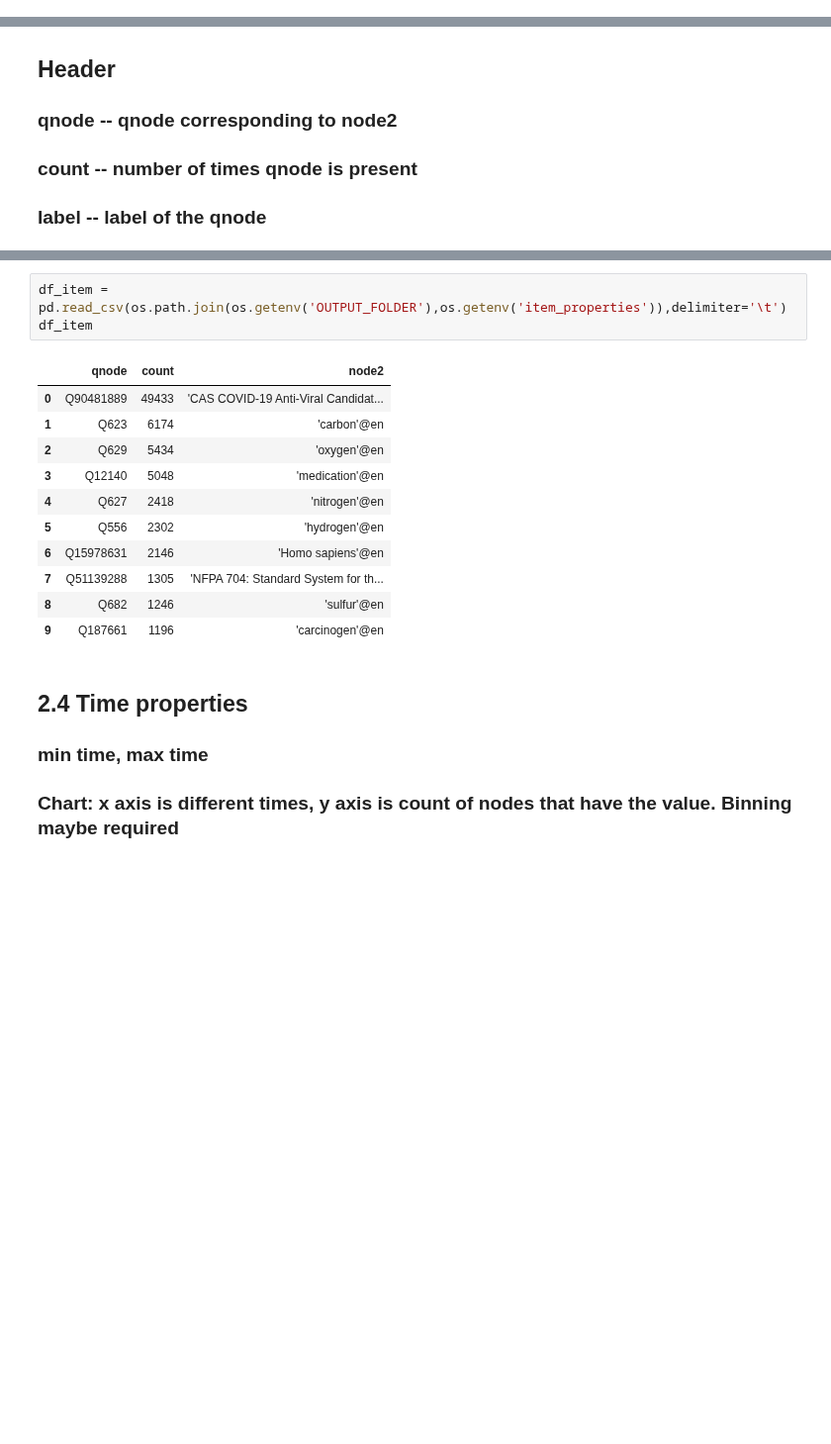
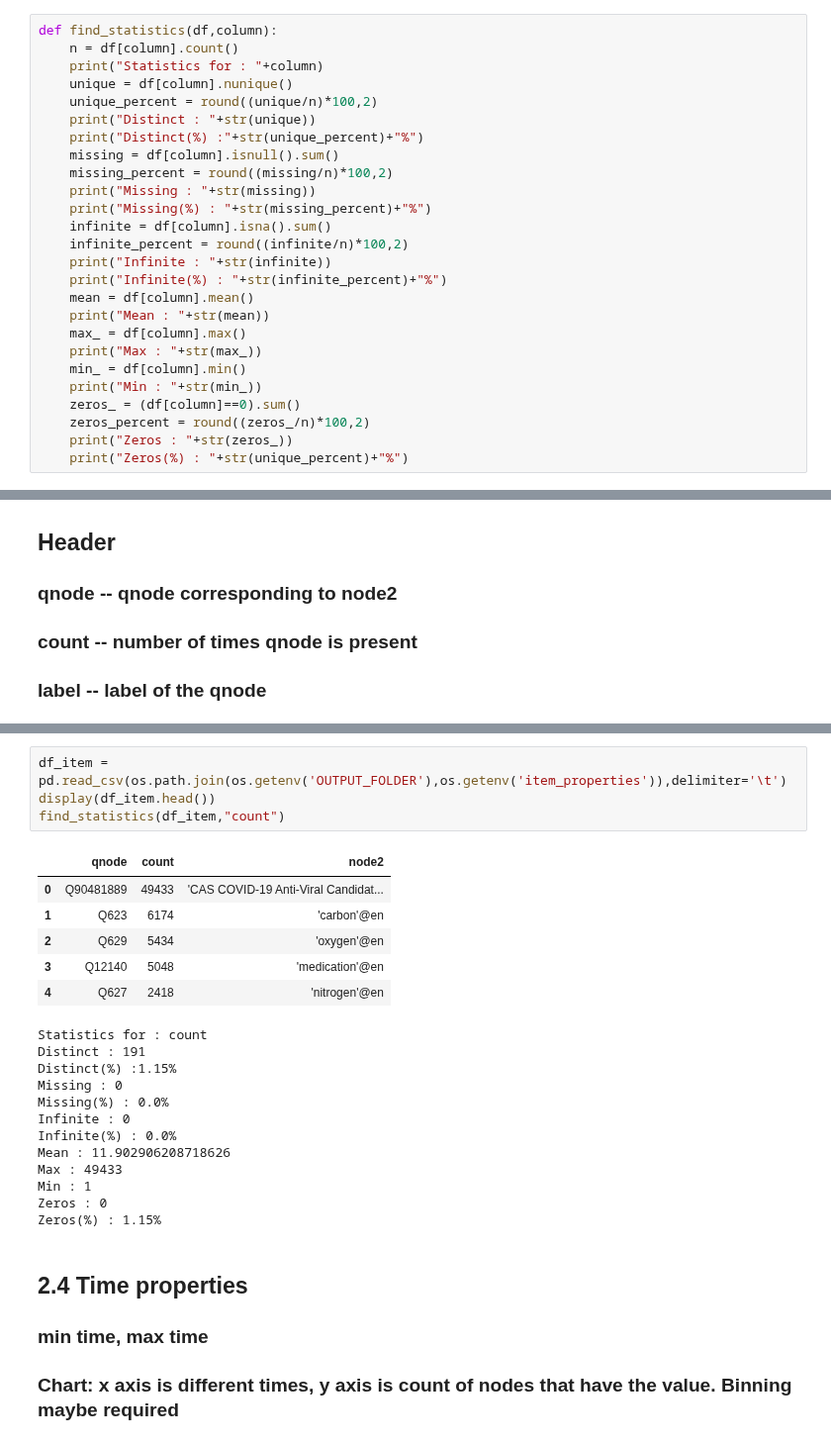
Before and after one commit to usc-isi-i2/kgtk, a Jupyter notebook: examples/Example_9-Wikidata_Subset_Statistics_.ipynb, the cells around one changed output, grey strips where cells are left out. Shown at 99% size. Drawn from its saved outputs; the diff is of its cells as text; blank space fills up the shorter version.

```diff
--- a/examples/Example_9-Wikidata_Subset_Statistics_.ipynb
+++ b/examples/Example_9-Wikidata_Subset_Statistics_.ipynb
@@ -153,6 +151,32 @@ def run_command(cmd, substitution_dictionary = {}):
     print(output.stdout)
     print(output.stderr)
     #print(output.returncode)
+# %%
+def find_statistics(df,column):
+    n = df[column].count()
+    print("Statistics for : "+column)
+    unique = df[column].nunique()
+    unique_percent = round((unique/n)*100,2)
+    print("Distinct : "+str(unique))
+    print("Distinct(%) :"+str(unique_percent)+"%")
+    missing = df[column].isnull().sum()
+    missing_percent = round((missing/n)*100,2)
+    print("Missing : "+str(missing))
+    print("Missing(%) : "+str(missing_percent)+"%")
+    infinite = df[column].isna().sum()
+    infinite_percent = round((infinite/n)*100,2)
+    print("Infinite : "+str(infinite))
+    print("Infinite(%) : "+str(infinite_percent)+"%")
+    mean = df[column].mean()
+    print("Mean : "+str(mean))
+    max_ = df[column].max()
+    print("Max : "+str(max_))
+    min_ = df[column].min()
+    print("Min : "+str(min_))
+    zeros_ = (df[column]==0).sum()
+    zeros_percent = round((zeros_/n)*100,2)
+    print("Zeros : "+str(zeros_))
+    print("Zeros(%) : "+str(unique_percent)+"%")
 # %% [markdown]
 # 1. Classes
    ## 1.1 Class summary
@@ -894,18 +1124,26 @@ Q187661 1196    'carcinogen'@en
 # %%
 df_item = pd.read_csv(os.path.join(os.getenv('OUTPUT_FOLDER'),os.getenv('item_properties')),delimiter='\t')
-df_item
+display(df_item.head())
+find_statistics(df_item,"count")
 # %% [output]
 |  | qnode | count | node2 |
 | 0 | Q90481889 | 49433 | 'CAS COVID-19 Anti-Viral Candidat... |
 | 1 | Q623 | 6174 | 'carbon'@en |
 | 2 | Q629 | 5434 | 'oxygen'@en |
 | 3 | Q12140 | 5048 | 'medication'@en |
 | 4 | Q627 | 2418 | 'nitrogen'@en |
-| 5 | Q556 | 2302 | 'hydrogen'@en |
-| 6 | Q15978631 | 2146 | 'Homo sapiens'@en |
-| 7 | Q51139288 | 1305 | 'NFPA 704: Standard System for th... |
-| 8 | Q682 | 1246 | 'sulfur'@en |
-| 9 | Q187661 | 1196 | 'carcinogen'@en |
+Statistics for : count
+Distinct : 191
+Distinct(%) :1.15%
+Missing : 0
+Missing(%) : 0.0%
+Infinite : 0
+Infinite(%) : 0.0%
+Mean : 11.902906208718626
+Max : 49433
+Min : 1
+Zeros : 0
+Zeros(%) : 1.15%
 # %% [markdown]
 ## 2.4 Time properties
 ### min time, max time
```
Also changed, not shown: parts of 29 cells of this notebook.
